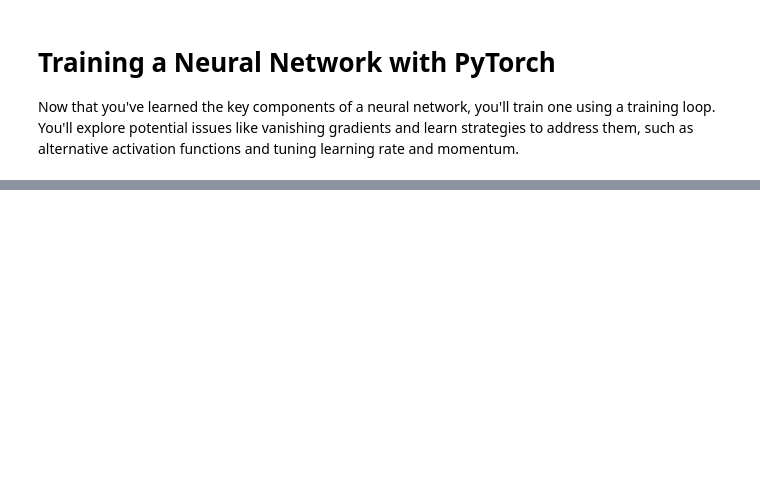
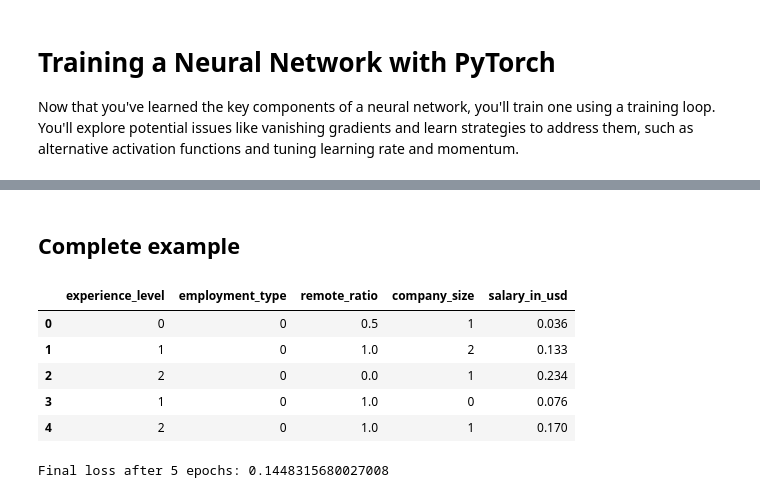
Before and after one commit to heritaco/Redes-Neuronales, a Jupyter notebook: Datacamp/Introduction.ipynb, the cells around one changed output, grey strips where cells are left out. Cells and saved outputs as stored; diff of their text form; code cells hidden in the pictures; blank space fills up the shorter version.

```diff
--- a/Datacamp/Introduction.ipynb
+++ b/Datacamp/Introduction.ipynb
@@ -398,0 +536,12 @@ Now that you've learned the key components of a neural network, you'll train one
+# %% [markdown]
+## Complete example
+# %%
+salaries = pd.read_csv('ds_salaries_sample.csv')
+salaries
+# %% [output]
+|  | experience_level | employment_type | remote_ratio | company_size | salary_in_usd |
+| 0 | 0 | 0 | 0.5 | 1 | 0.036 |
+| 1 | 1 | 0 | 1.0 | 2 | 0.133 |
+| 2 | 2 | 0 | 0.0 | 1 | 0.234 |
+| 3 | 1 | 0 | 1.0 | 0 | 0.076 |
+| 4 | 2 | 0 | 1.0 | 1 | 0.170 |
@@ -398,0 +587,5 @@ Now that you've learned the key components of a neural network, you'll train one
+# %%
+# Print the final loss
+print(f"Final loss after {num_epochs} epochs: {loss.item()}")
+# %% [output]
+Final loss after 5 epochs: 0.1448315680027008
```
Also changed, not shown: parts of 44 cells of this notebook, 2 other files.
